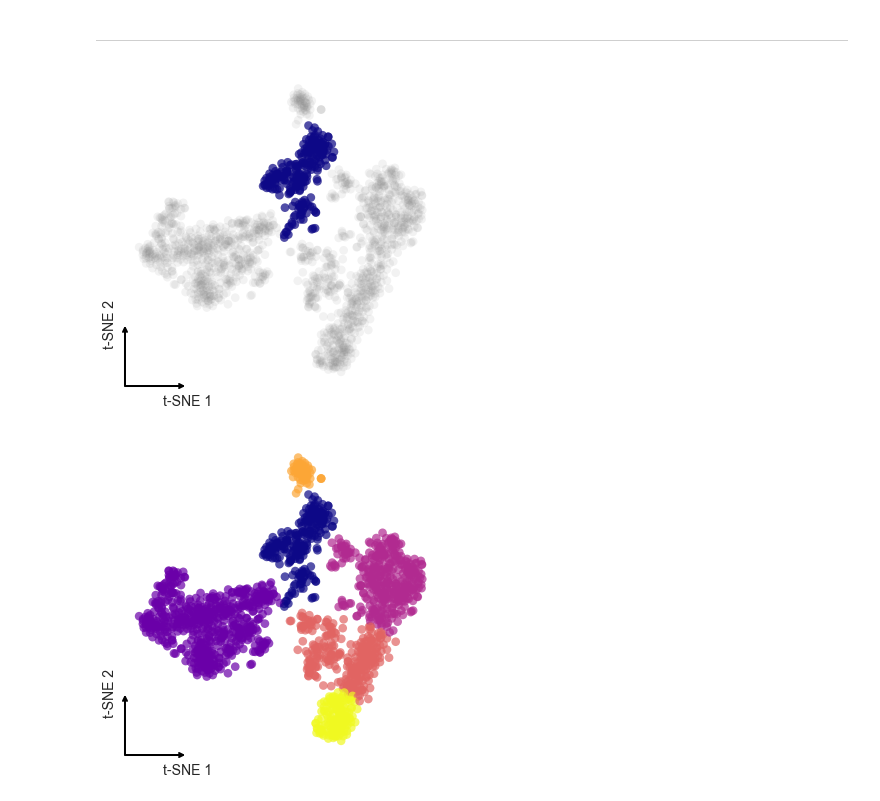
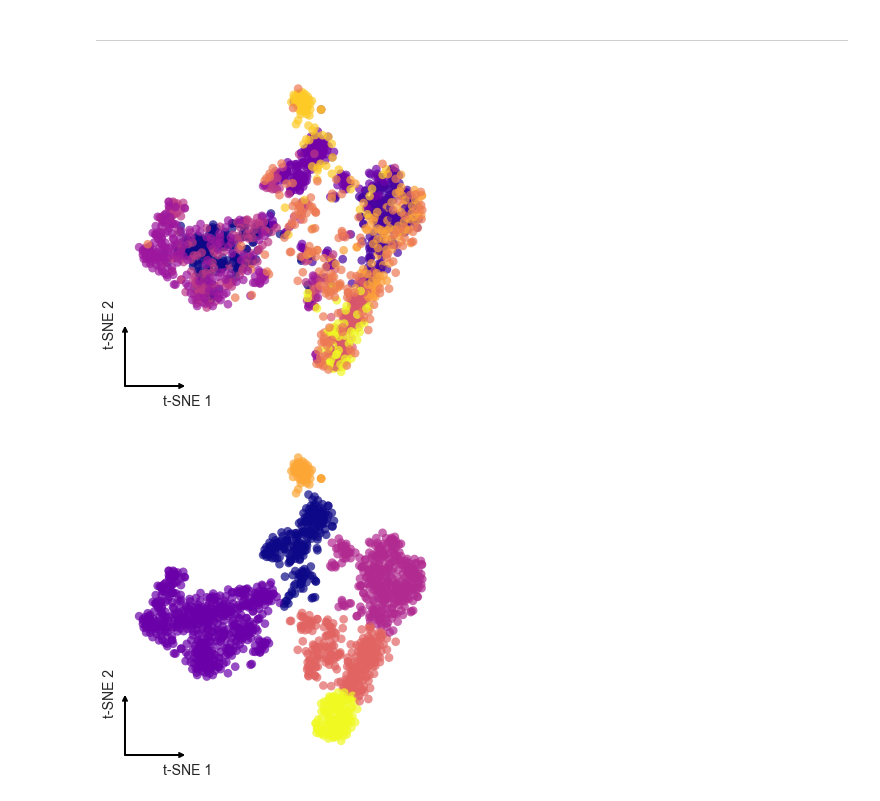
Before and after one commit to codyheiser/furry-couscous, a Jupyter notebook: cluster_ID.ipynb, the cells around one changed output. Drawn from its saved outputs; the diff is of its cells as text; code cells hidden in the pictures.

```diff
--- a/cluster_ID.ipynb
+++ b/cluster_ID.ipynb
@@ -148,11 +160,11 @@ retina_tSNE_test.plot(color=retina.arcsinh_norm().sum(axis=1), save_to='images/r
 ---
 # %%
 # grab retina tSNE and merge previously-defined retina clustering as 'barcodes' for further analysis
-colon_tSNE_test = DR.from_file(datafile='dev/pymethods_out/colon_clu_tSNE.csv', labels=[None,None], barcodefile='inputs/colon_clu.csv', name='t-SNE')
+colon_tSNE_test = DR.from_file(datafile='dev/pymethods_out/colon_clu_tSNE.csv', labels=[None,None], barcodefile='inputs/colon_clu_seurat.csv', name='t-SNE')
 # %%
-colon_tSNE_test.plot_barcodes(ranks=['0'])
+colon_tSNE_test.plot_barcodes()
 # %% [output]
-[figure, old version]
+[figure, new version]
 # %%
 colon_tSNE_test.plot_barcodes()
 # %% [output]
```
Also changed, not shown: parts of 6 cells of this notebook, 8 other files.
